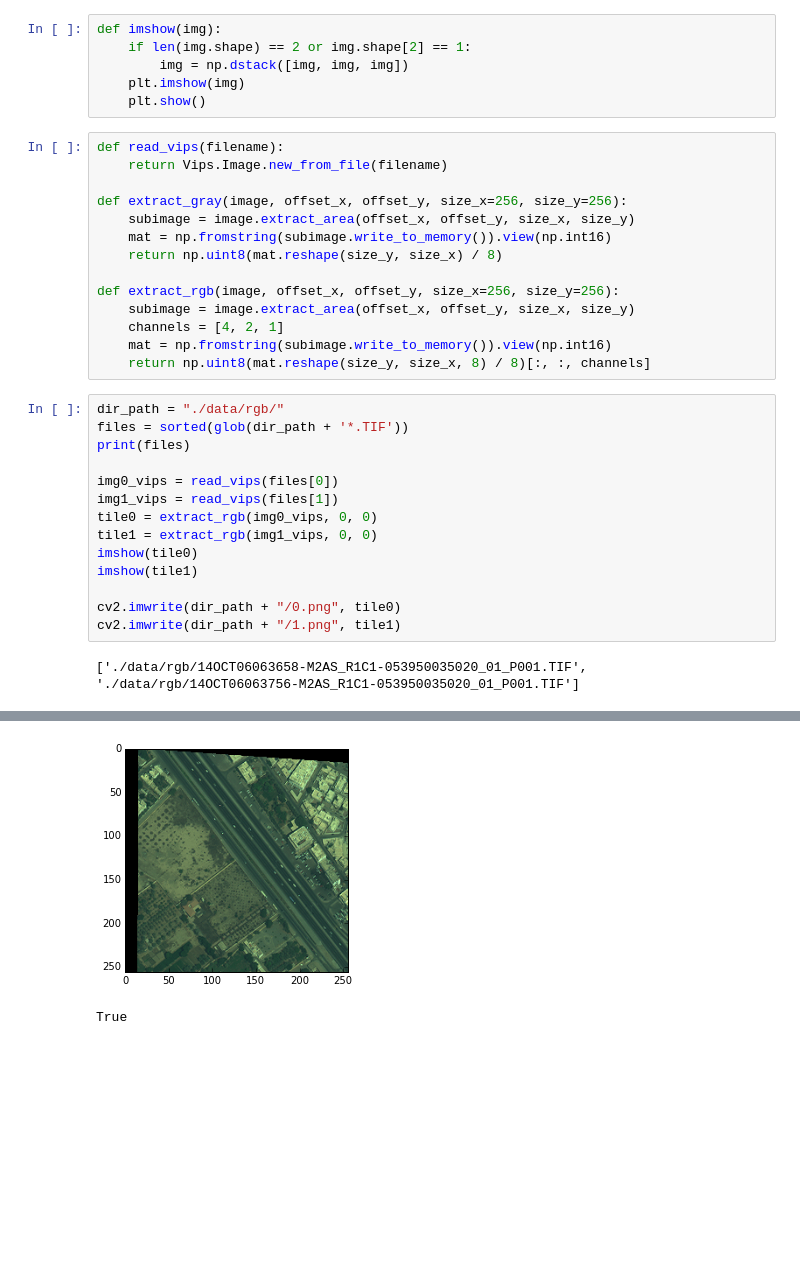
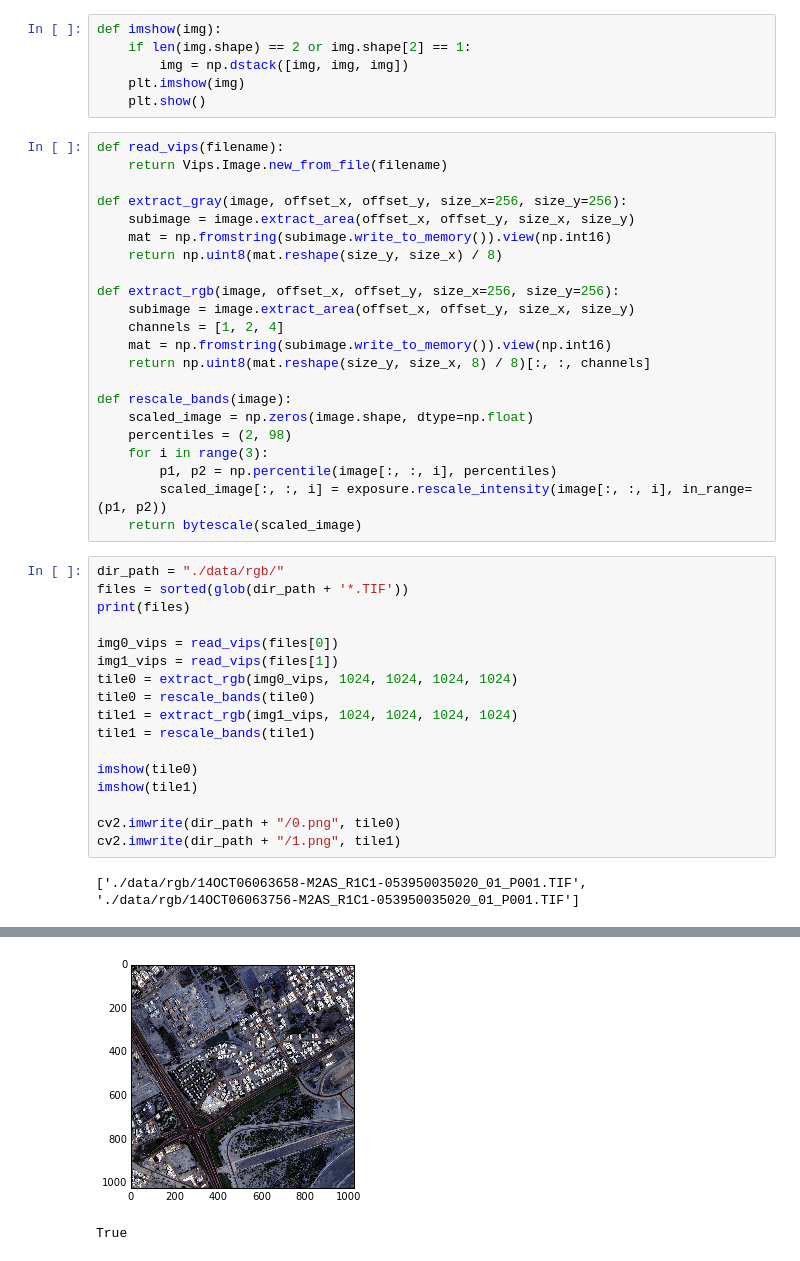
Before and after one commit to PgLoLo/PancakeMaps, a Jupyter notebook: vlad/Utils.ipynb, the cells around one changed output, grey strips where cells are left out. Saved outputs shown, nothing was run; the diff lists cells and outputs as text; blank space fills up the shorter version.

Commit message:
rescaled bands

```diff
--- a/vlad/Utils.ipynb
+++ b/vlad/Utils.ipynb
@@ -23,9 +25,17 @@ def extract_gray(image, offset_x, offset_y, size_x=256, size_y=256):
 
 def extract_rgb(image, offset_x, offset_y, size_x=256, size_y=256):
     subimage = image.extract_area(offset_x, offset_y, size_x, size_y)
-    channels = [4, 2, 1]
+    channels = [1, 2, 4]
     mat = np.fromstring(subimage.write_to_memory()).view(np.int16)
     return np.uint8(mat.reshape(size_y, size_x, 8) / 8)[:, :, channels]
+
+def rescale_bands(image):
+    scaled_image = np.zeros(image.shape, dtype=np.float)
+    percentiles = (2, 98)
+    for i in range(3):
+        p1, p2 = np.percentile(image[:, :, i], percentiles)
+        scaled_image[:, :, i] = exposure.rescale_intensity(image[:, :, i], in_range=(p1, p2))
+    return bytescale(scaled_image)
 # %%
 dir_path = "./data/rgb/"
 files = sorted(glob(dir_path + '*.TIF'))
@@ -33,8 +43,11 @@ print(files)
 
 img0_vips = read_vips(files[0])
 img1_vips = read_vips(files[1])
-tile0 = extract_rgb(img0_vips, 0, 0)
-tile1 = extract_rgb(img1_vips, 0, 0)
+tile0 = extract_rgb(img0_vips, 1024, 1024, 1024, 1024)
+tile0 = rescale_bands(tile0)
+tile1 = extract_rgb(img1_vips, 1024, 1024, 1024, 1024)
+tile1 = rescale_bands(tile1)
+
 imshow(tile0)
 imshow(tile1)
 
@@ -46,2 +59,2 @@ cv2.imwrite(dir_path + "/1.png", tile1)
-[figure, old version]
+[figure, new version]
 True
```
Also changed, not shown: parts of 2 cells of this notebook.
